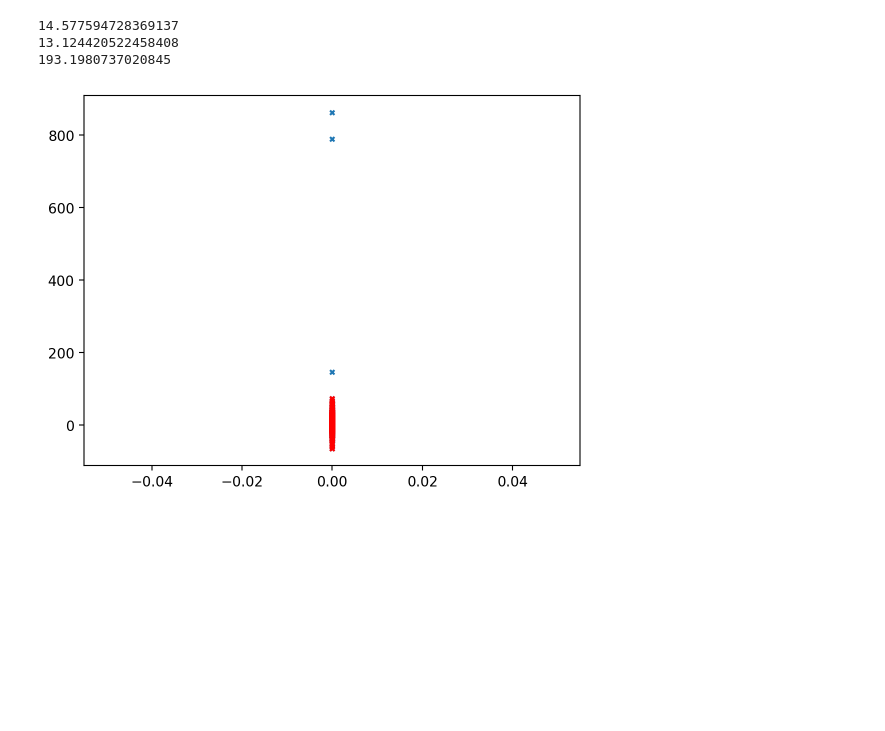
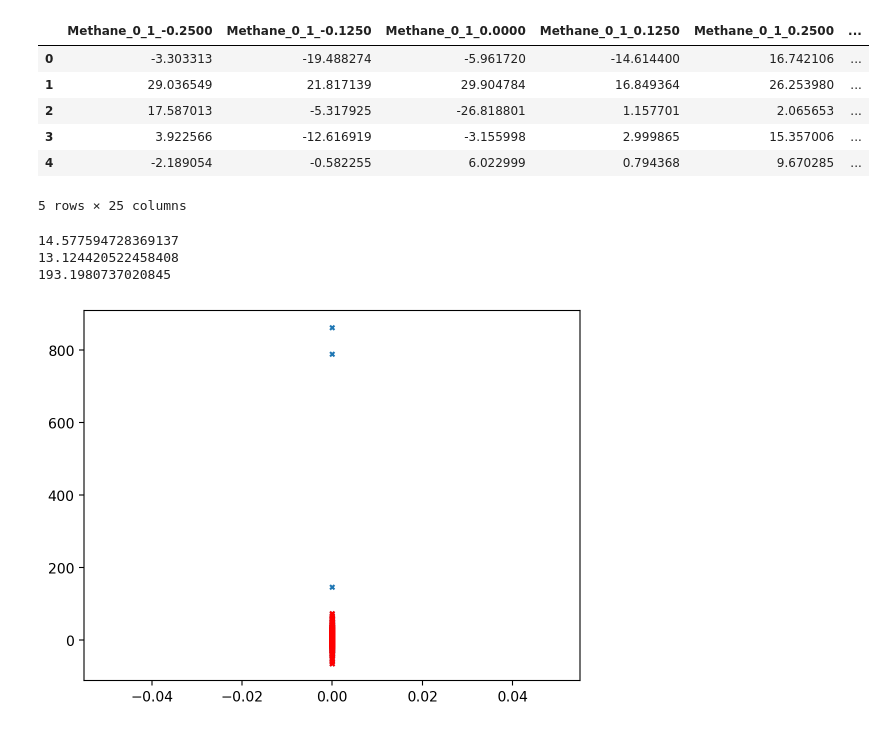
Before and after one commit to chem12346789/ai-dft, a Jupyter notebook: veiw_data.ipynb, the cells around one changed output. Drawn from its saved outputs; the diff is of its cells as text; code cells hidden in the pictures; blank space fills up the shorter version.

```diff
--- a/veiw_data.ipynb
+++ b/veiw_data.ipynb
@@ -44,3 +94,13 @@ plt.xlim(-1,2)
+# %%
+data.filter(regex=("Methane.*"))
+# %% [output]
+|  | Methane_0_1_-0.2500 | Methane_0_1_-0.1250 | Methane_0_1_0.0000 | Methane_0_1_0.1250 | Methane_0_1_0.2500 | ... |
+| 0 | -3.303313 | -19.488274 | -5.961720 | -14.614400 | 16.742106 | ... |
+| 1 | 29.036549 | 21.817139 | 29.904784 | 16.849364 | 26.253980 | ... |
+| 2 | 17.587013 | -5.317925 | -26.818801 | 1.157701 | 2.065653 | ... |
+| 3 | 3.922566 | -12.616919 | -3.155998 | 2.999865 | 15.357006 | ... |
+| 4 | -2.189054 | -0.582255 | 6.022999 | 0.794368 | 9.670285 | ... |
+5 rows × 25 columns
 # %%
 # from matplotlib import pyplot as plt
 # import numpy as np
```
Also changed, not shown: parts of 2 cells of this notebook, 3 other files.
